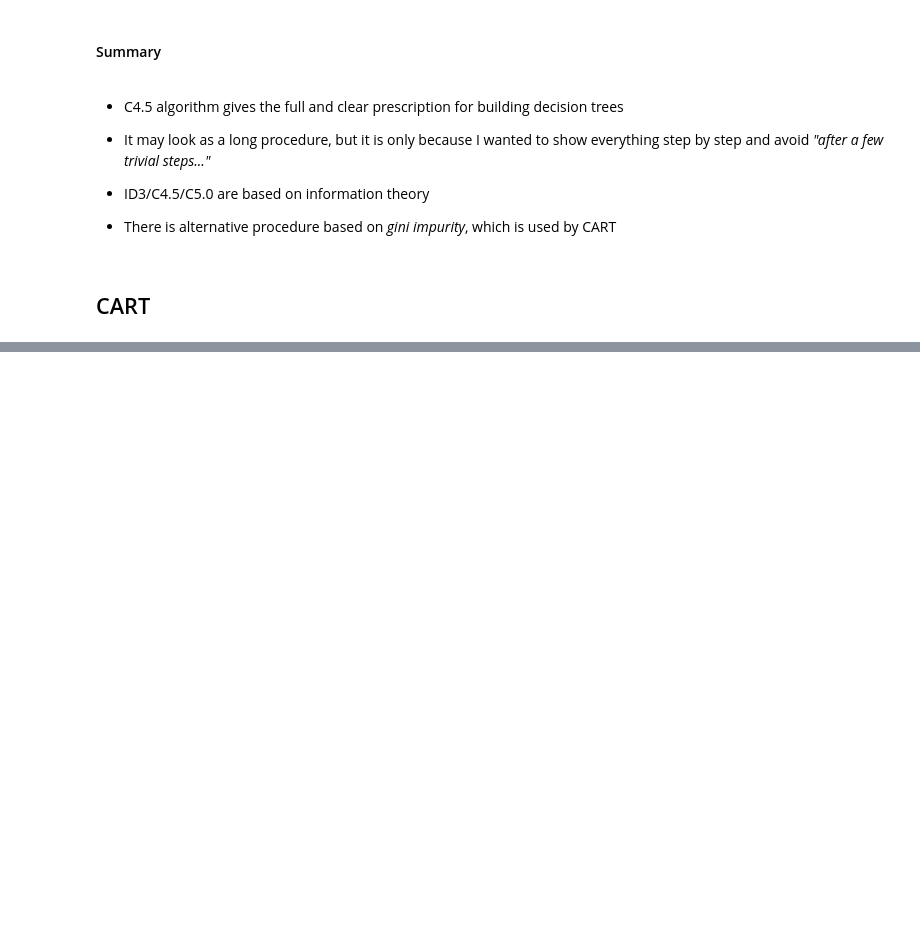
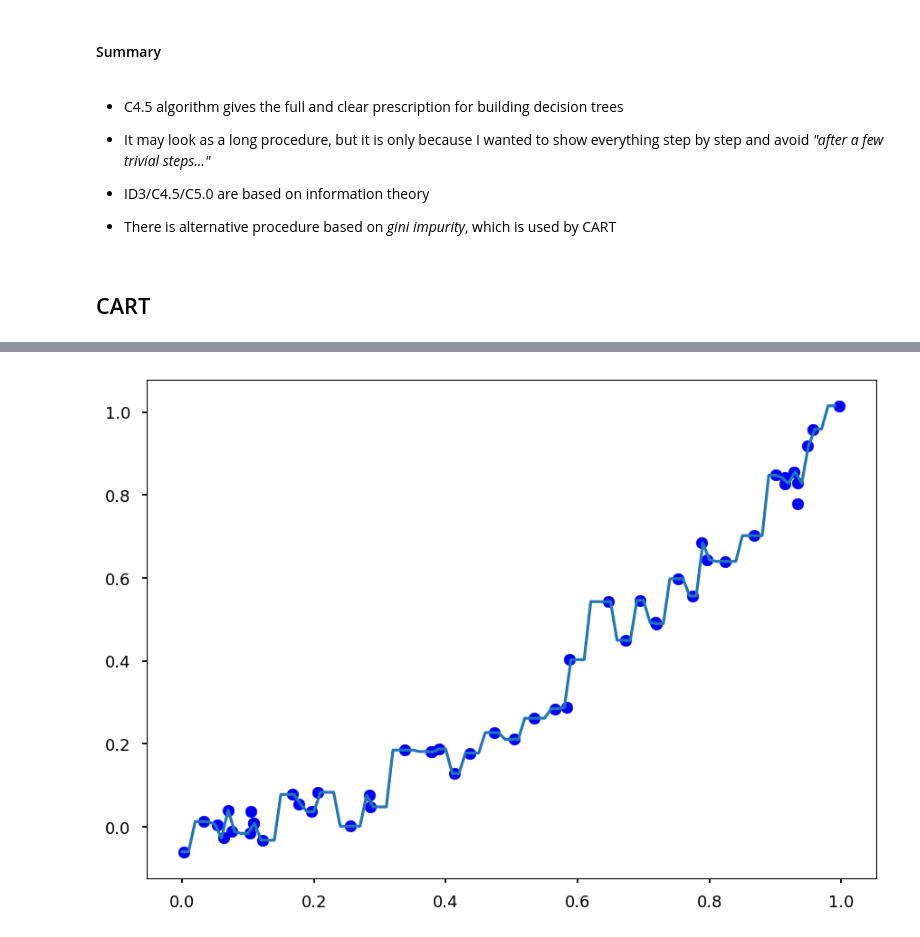
Before and after one commit to TomaszGolan/introduction_to_machine_learning, a Jupyter notebook: docs/notebooks/introduction_to_machine_learning_02_dt.ipynb, the cells around one changed output, grey strips where cells are left out. Drawn from its saved outputs; the diff is of its cells as text; code cells hidden in the pictures; blank space fills up the shorter version.

```diff
--- a/docs/notebooks/introduction_to_machine_learning_02_dt.ipynb
+++ b/docs/notebooks/introduction_to_machine_learning_02_dt.ipynb
@@ -1350,0 +1659,17 @@ accuracy(orange_valid, tree_prune02b)
+# %%
+from sklearn.tree import DecisionTreeRegressor
+
+# create a decision tree regressor
+fit = DecisionTreeRegressor()
+
+# and grow it (note that X must be reshaped)
+fit.fit(np.reshape(X, (-1, 1)), Y);
+# %%
+# prepare test sample with "newaxis" trick
+X_test = np.arange(0.0, 1.0, 0.01)[:, np.newaxis]
+Y_test = fit.predict(X_test)
+# %%
+plt.scatter(X, Y, color='b')
+plt.plot(X_test, Y_test);
+# %% [output]
+[figure, added]
```
Also changed, not shown: parts of 123 cells of this notebook, 26 other files.
